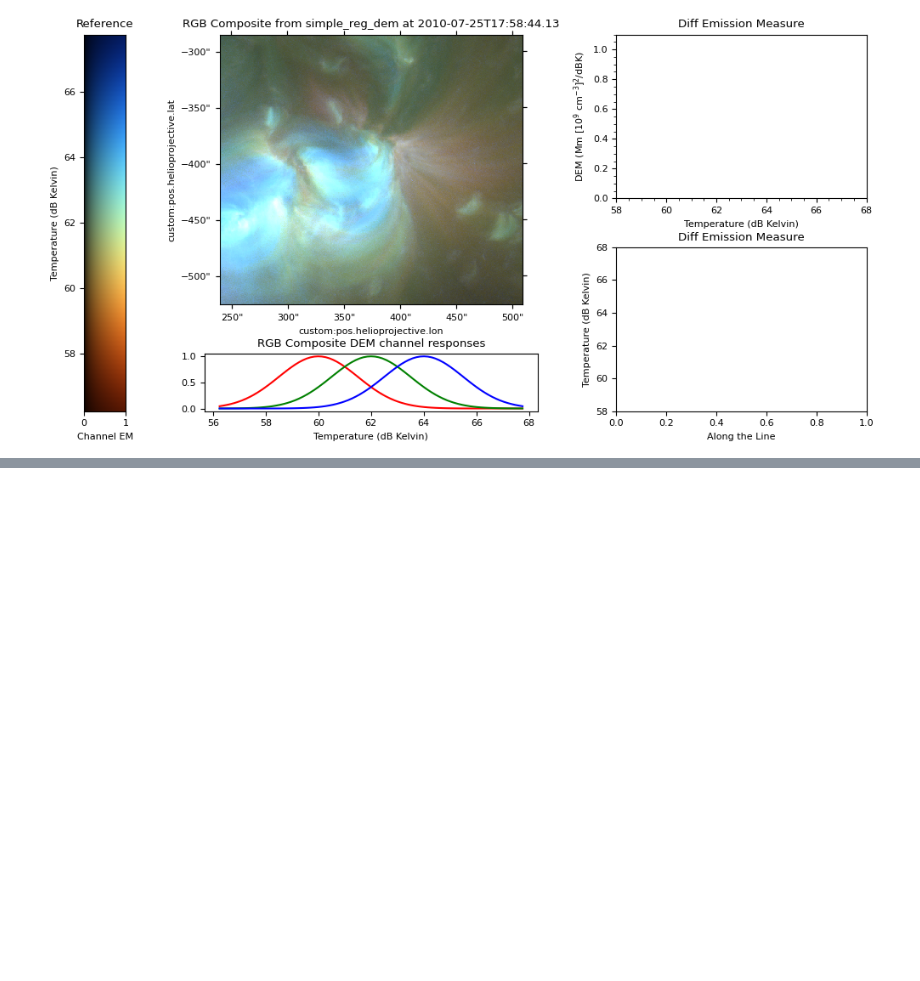
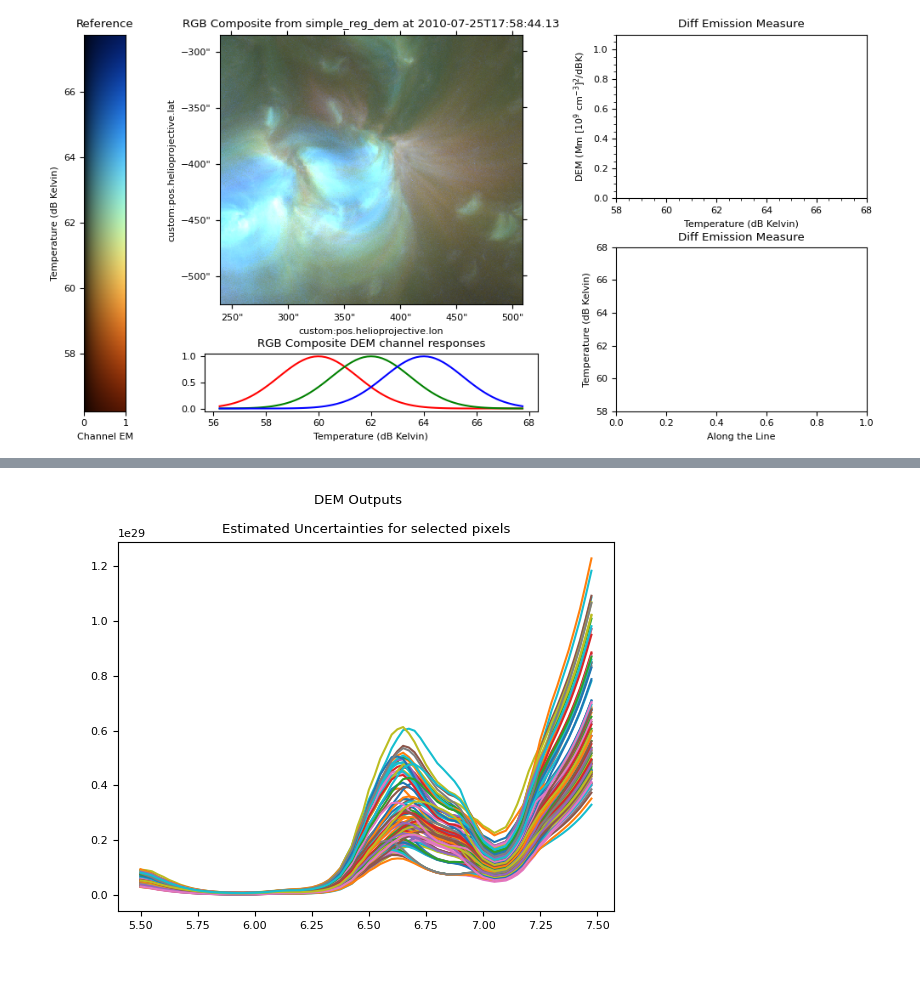
Before and after one commit to jeplowman/EMToolKit, a Jupyter notebook: EMToolKit_top_example_07252010.ipynb, the cells around one changed output, grey strips where cells are left out. Saved outputs shown, nothing was run; the diff lists cells and outputs as text; code cells hidden in the pictures; blank space fills up the shorter version.

```diff
--- a/EMToolKit_top_example_07252010.ipynb
+++ b/EMToolKit_top_example_07252010.ipynb
@@ -165,0 +166,2 @@ Click on the image to populate the dashboard
+# %%
+uncertainty_est = em_collection.estimate_uncertainty(trlogts[0])
@@ -165,0 +175,15 @@ Click on the image to populate the dashboard
+# %%
+import numpy as np
+import random
+
+uncertainty_est.shape
+figure = plt.figure()
+figure.suptitle("DEM Outputs")
+plt.title("Estimated Uncertainties for selected pixels")
+
+for ii in np.arange(100):
+    plt.plot(trlogts[0], uncertainty_est[random.randint(0, 400),random.randint(0, 400), :])
+
+plt.show()
+# %% [output]
+[figure, added]
```
Also changed, not shown: parts of 3 cells of this notebook, 9 other files.
